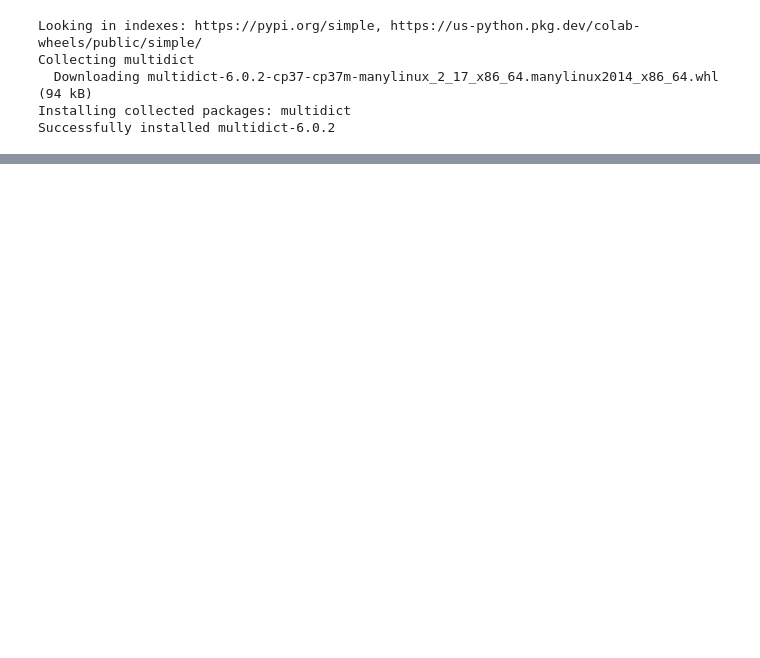
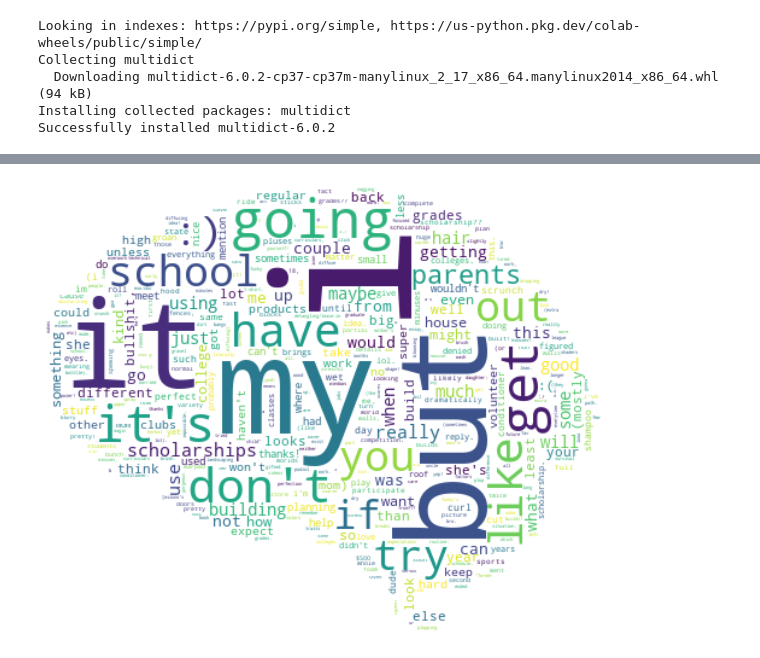
Before and after one commit to Madalina0303/Licenta-Depresie, a Jupyter notebook: TextVisualization.ipynb, the cells around one changed output, grey strips where cells are left out. Saved outputs shown, nothing was run; the diff lists cells and outputs as text; code cells hidden in the pictures; blank space fills up the shorter version.

```diff
--- a/TextVisualization.ipynb
+++ b/TextVisualization.ipynb
@@ -148,0 +150,4 @@ makeImage(getFrequencyDictForText(post_du),"drive/MyDrive/p1.png")
+# %%
+makeImage(getFrequencyDictForText(post_dm),"drive/MyDrive/brain.jpg")
+# %% [output]
+[figure, added]
```
Also changed, not shown: parts of 6 cells of this notebook.
